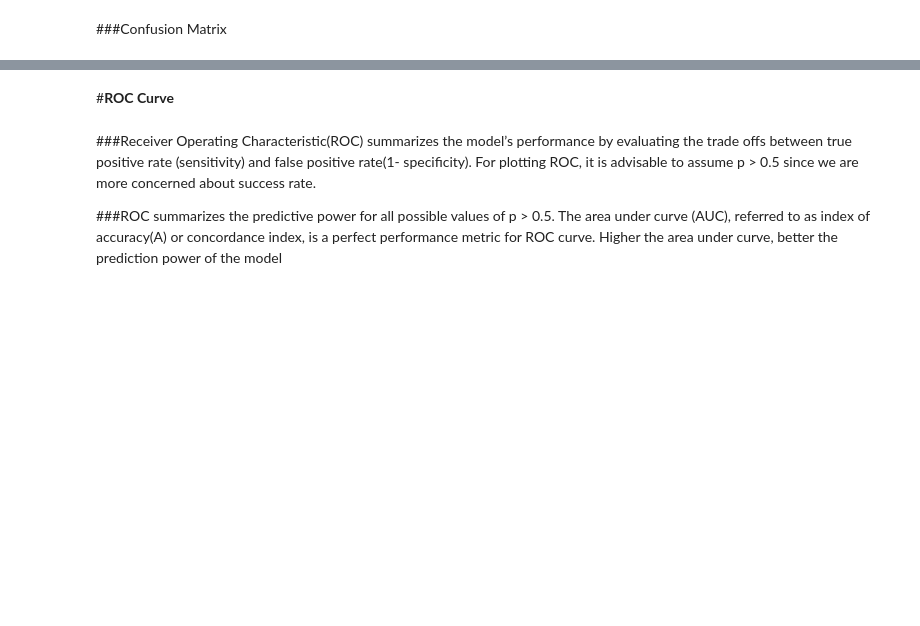
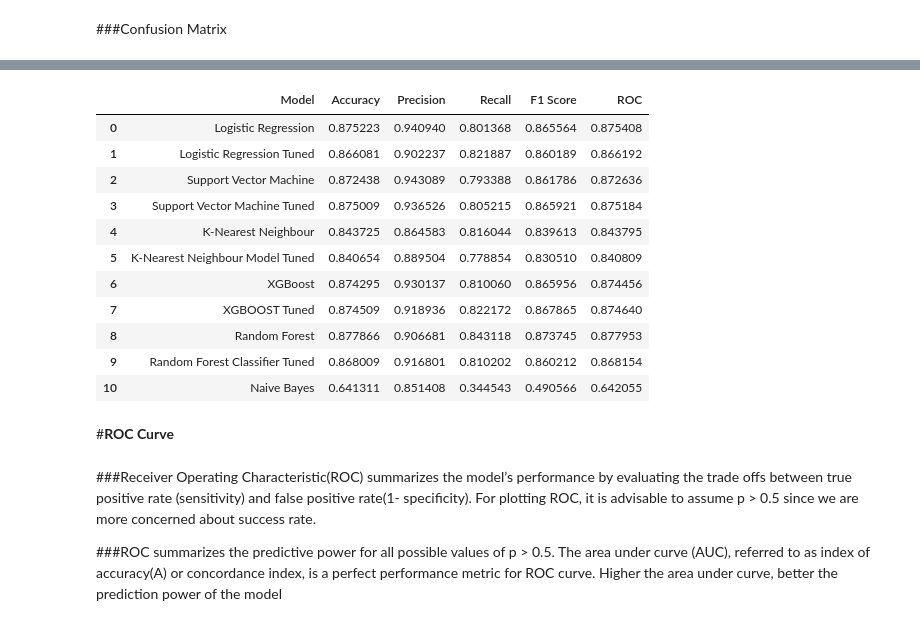
Before and after one commit to VargheseTito/Credit-Card-Default-Prediction, a Jupyter notebook: Credit_Card_Default_Prediction1_Capstone_Project.ipynb, the cells around one changed output, grey strips where cells are left out. Saved outputs shown, nothing was run; the diff lists cells and outputs as text; code cells hidden in the pictures; blank space fills up the shorter version.

```diff
--- a/Credit_Card_Default_Prediction1_Capstone_Project.ipynb
+++ b/Credit_Card_Default_Prediction1_Capstone_Project.ipynb
@@ -1988,3 +2081,29 @@ model_result
+# %%
+from sklearn.metrics import  accuracy_score, f1_score, precision_score, recall_score, roc_auc_score
+roc=roc_auc_score(y_test,y_pred_test_nb)
+acc = accuracy_score(y_test, y_pred_test_nb)
+prec = precision_score(y_test,y_pred_test_nb)
+rec = recall_score(y_test, y_pred_test_nb)
+f1 = f1_score(y_test, y_pred_test_nb)
+
+model = pd.DataFrame([['Naive Bayes', acc,prec,rec, f1,roc]],
+               columns = ['Model', 'Accuracy', 'Precision', 'Recall', 'F1 Score','ROC'])
+
+model_result = model_result.append(model, ignore_index = True)
+model_result
+# %% [output]
+|  | Model | Accuracy | Precision | Recall | F1 Score | ROC |
+| 0 | Logistic Regression | 0.875223 | 0.940940 | 0.801368 | 0.865564 | 0.875408 |
+| 1 | Logistic Regression Tuned | 0.866081 | 0.902237 | 0.821887 | 0.860189 | 0.866192 |
+| 2 | Support Vector Machine | 0.872438 | 0.943089 | 0.793388 | 0.861786 | 0.872636 |
+| 3 | Support Vector Machine Tuned | 0.875009 | 0.936526 | 0.805215 | 0.865921 | 0.875184 |
+| 4 | K-Nearest Neighbour | 0.843725 | 0.864583 | 0.816044 | 0.839613 | 0.843795 |
+| 5 | K-Nearest Neighbour Model Tuned | 0.840654 | 0.889504 | 0.778854 | 0.830510 | 0.840809 |
+| 6 | XGBoost | 0.874295 | 0.930137 | 0.810060 | 0.865956 | 0.874456 |
+| 7 | XGBOOST Tuned | 0.874509 | 0.918936 | 0.822172 | 0.867865 | 0.874640 |
+| 8 | Random Forest | 0.877866 | 0.906681 | 0.843118 | 0.873745 | 0.877953 |
+| 9 | Random Forest Classifier Tuned | 0.868009 | 0.916801 | 0.810202 | 0.860212 | 0.868154 |
+| 10 | Naive Bayes | 0.641311 | 0.851408 | 0.344543 | 0.490566 | 0.642055 |
 # %% [markdown]
 #**ROC Curve**
 # %% [markdown]
```
Also changed, not shown: parts of 84 cells of this notebook.
